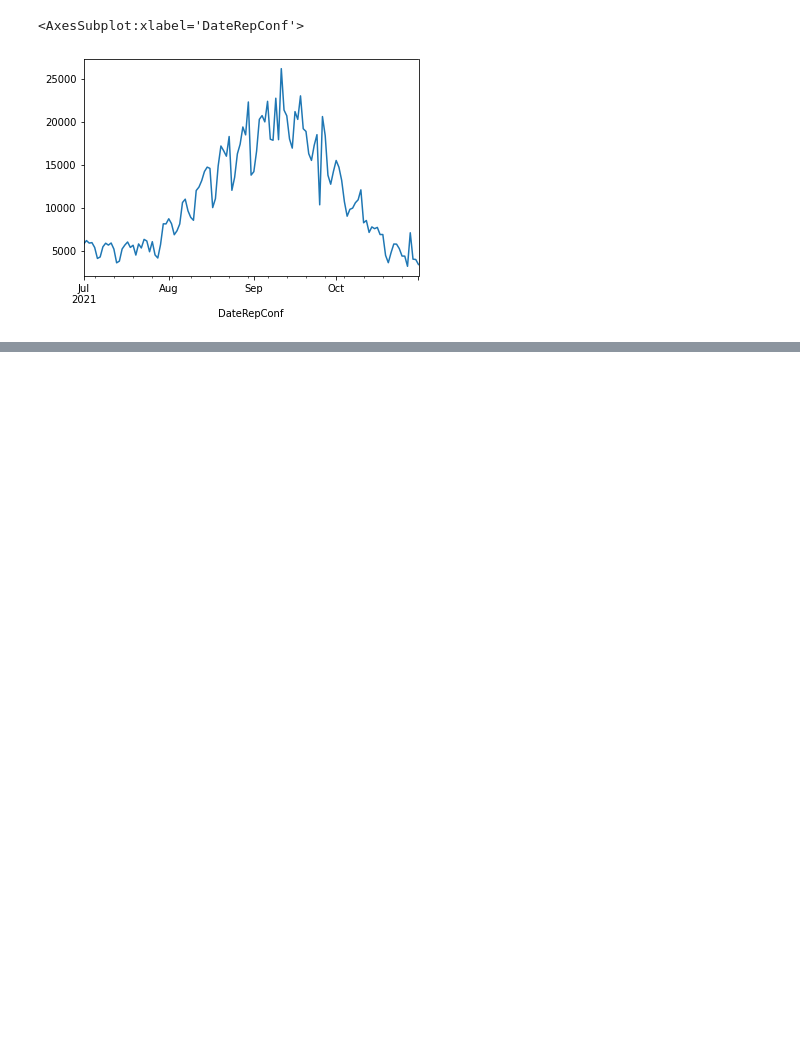
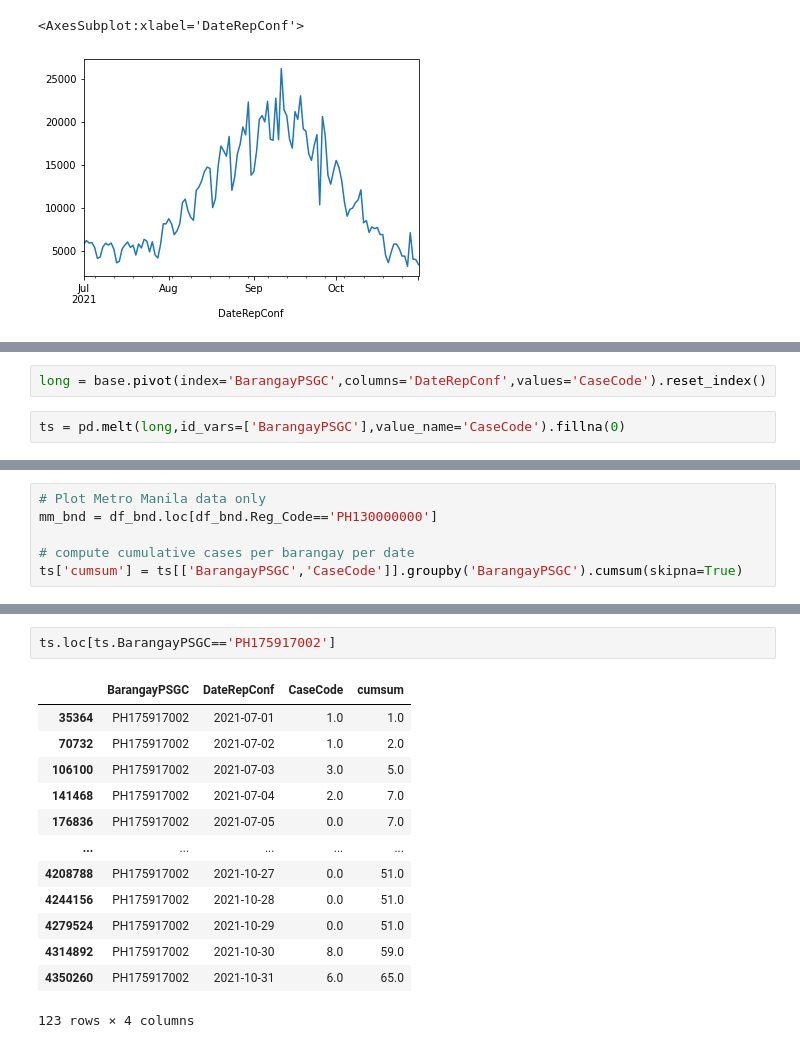
Before and after one commit to tropicalmentat/covid-bgy-geoprocess, a Jupyter notebook: geoprocess.ipynb, the cells around one changed output, grey strips where cells are left out. Saved outputs shown, nothing was run; the diff lists cells and outputs as text; blank space fills up the shorter version.

Commit message:
Added data transformation steps to clean up timeseries data to remove the jumping color artifacts in the visualization

```diff
--- a/geoprocess.ipynb
+++ b/geoprocess.ipynb
@@ -70,0 +45,4 @@ base.loc[base.BarangayPSGC=='PH175917002']
+# %%
+long = base.pivot(index='BarangayPSGC',columns='DateRepConf',values='CaseCode').reset_index()
+# %%
+ts = pd.melt(long,id_vars=['BarangayPSGC'],value_name='CaseCode').fillna(0)
@@ -70,0 +65,6 @@ base.loc[base.BarangayPSGC=='PH175917002']
+# %%
+# Plot Metro Manila data only
+mm_bnd = df_bnd.loc[df_bnd.Reg_Code=='PH130000000']
+
+# compute cumulative cases per barangay per date
+ts['cumsum'] = ts[['BarangayPSGC','CaseCode']].groupby('BarangayPSGC').cumsum(skipna=True)
@@ -71,2 +83,18 @@ base.loc[base.BarangayPSGC=='PH175917002']
+# %%
+ts.loc[ts.BarangayPSGC=='PH175917002']
+# %% [output]
+|  | BarangayPSGC | DateRepConf | CaseCode | cumsum |
+| 35364 | PH175917002 | 2021-07-01 | 1.0 | 1.0 |
+| 70732 | PH175917002 | 2021-07-02 | 1.0 | 2.0 |
+| 106100 | PH175917002 | 2021-07-03 | 3.0 | 5.0 |
+| 141468 | PH175917002 | 2021-07-04 | 2.0 | 7.0 |
+| 176836 | PH175917002 | 2021-07-05 | 0.0 | 7.0 |
+| ... | ... | ... | ... | ... |
+| 4208788 | PH175917002 | 2021-10-27 | 0.0 | 51.0 |
+| 4244156 | PH175917002 | 2021-10-28 | 0.0 | 51.0 |
+| 4279524 | PH175917002 | 2021-10-29 | 0.0 | 51.0 |
+| 4314892 | PH175917002 | 2021-10-30 | 8.0 | 59.0 |
+| 4350260 | PH175917002 | 2021-10-31 | 6.0 | 65.0 |
+123 rows × 4 columns
 # %%
 for i,date in enumerate(base['DateRepConf'].sort_values().unique()):
```
Also changed, not shown: parts of 15 cells of this notebook.
